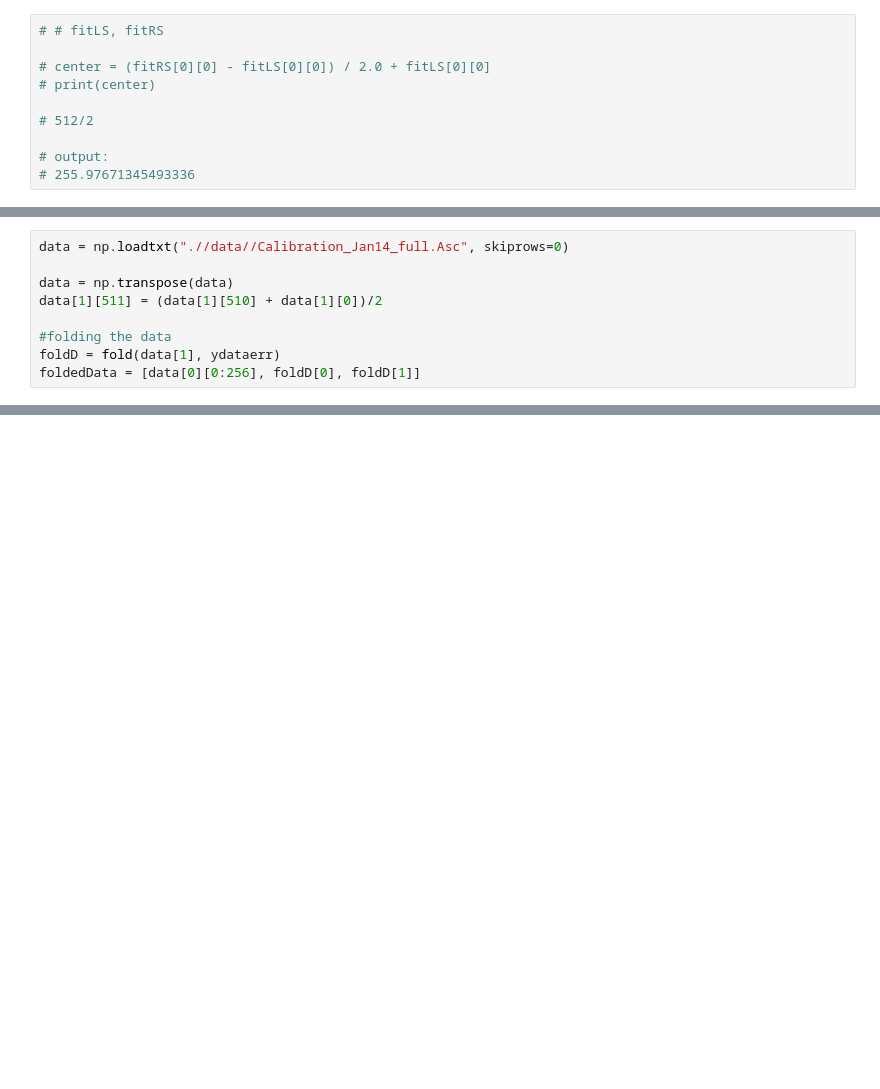
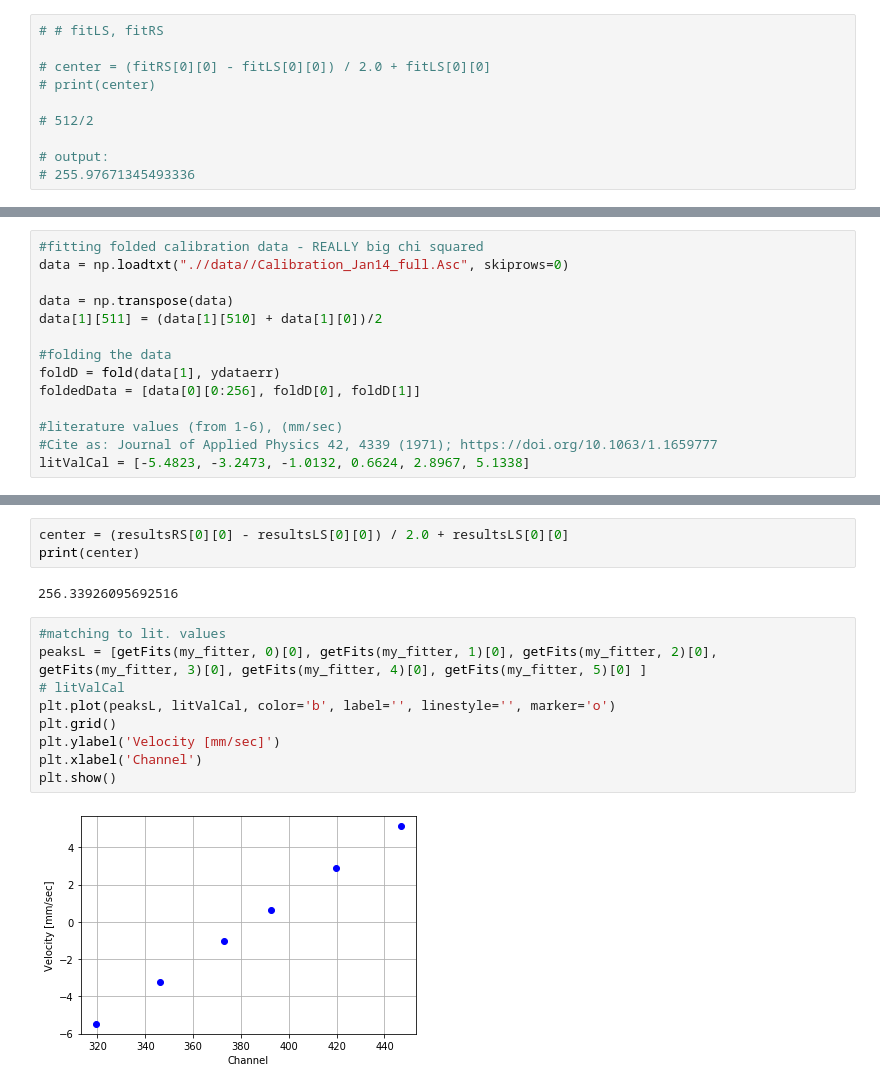
Before and after one commit to eklem1/ModernLab, a Jupyter notebook: foldingFunct.ipynb, the cells around one changed output, grey strips where cells are left out. Saved outputs shown, nothing was run; the diff lists cells and outputs as text; blank space fills up the shorter version.

Commit message:
trouble shootting fold, getting velocities to match

```diff
--- a/foldingFunct.ipynb
+++ b/foldingFunct.ipynb
@@ -138,4 +141,5 @@ SETTINGS
 # %%
+#fitting folded calibration data - REALLY big chi squared
 data = np.loadtxt(".//data//Calibration_Jan14_full.Asc", skiprows=0)
 
 data = np.transpose(data)
@@ -144,6 +148,10 @@ data[1][511] = (data[1][510] + data[1][0])/2
 #folding the data
 foldD = fold(data[1], ydataerr)
 foldedData = [data[0][0:256], foldD[0], foldD[1]]
+
+#literature values (from 1-6), (mm/sec)
+#Cite as: Journal of Applied Physics 42, 4339 (1971); https://doi.org/10.1063/1.1659777
+litValCal = [-5.4823, -3.2473, -1.0132, 0.6624, 2.8967, 5.1338]
 # %%
 my_fitter = s.data.fitter()
 my_fitter.set(style_data = [{'marker': '.', 'color': 'black', 'ls': '', 'mec': 'b'}]\
@@ -177,0 +233,16 @@ SETTINGS
+# %%
+center = (resultsRS[0][0] - resultsLS[0][0]) / 2.0 + resultsLS[0][0]
+print(center)
+# %% [output]
+256.33926095692516
+# %%
+#matching to lit. values
+peaksL = [getFits(my_fitter, 0)[0], getFits(my_fitter, 1)[0], getFits(my_fitter, 2)[0], getFits(my_fitter, 3)[0], getFits(my_fitter, 4)[0], getFits(my_fitter, 5)[0] ]
+# litValCal
+plt.plot(peaksL, litValCal, color='b', label='', linestyle='', marker='o')
+plt.grid()
+plt.ylabel('Velocity [mm/sec]')
+plt.xlabel('Channel')
+plt.show()
+# %% [output]
+[figure, added]
```
Also changed, not shown: parts of 8 cells of this notebook, 2 other files.
